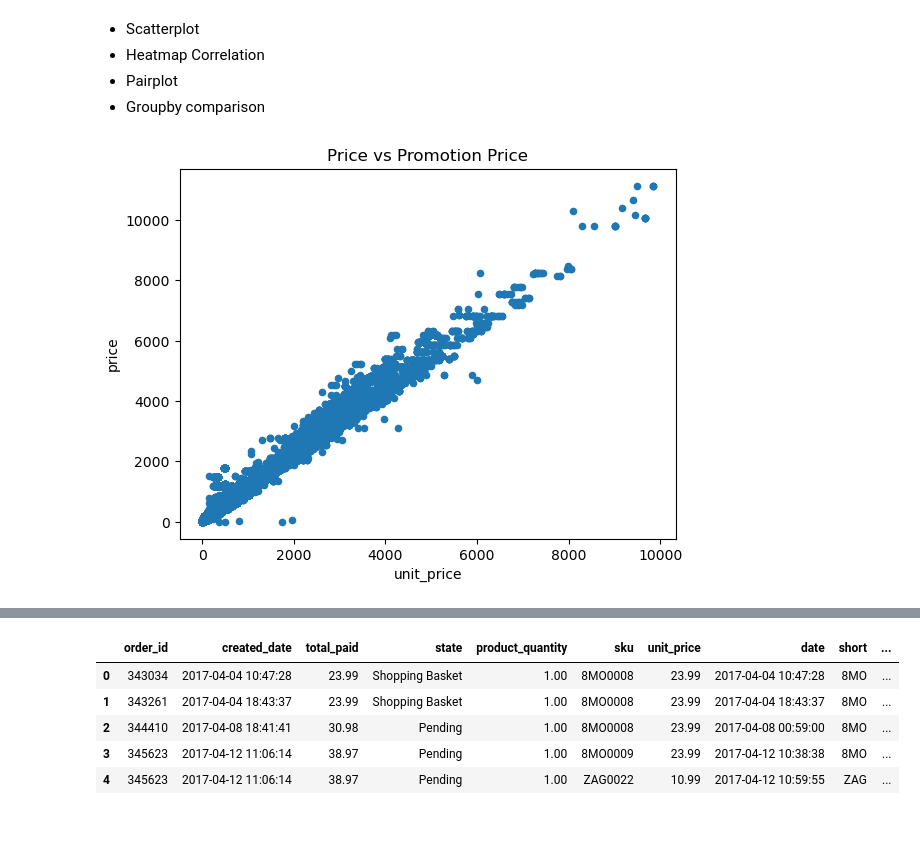
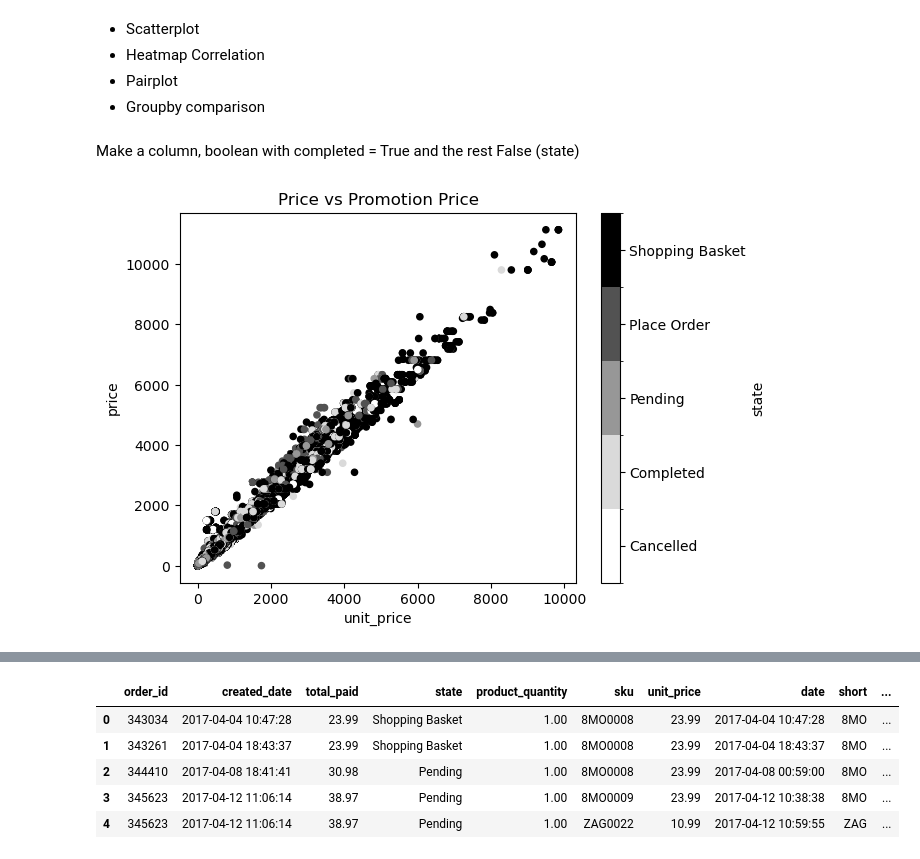
Before and after one commit to MerleSt/Eniac, a Jupyter notebook: Eniac.ipynb, the cells around one changed output, grey strips where cells are left out. Saved outputs shown, nothing was run; the diff lists cells and outputs as text; code cells hidden in the pictures; blank space fills up the shorter version.

```diff
--- a/Eniac.ipynb
+++ b/Eniac.ipynb
@@ -106,0 +109,12 @@ df['quarter'] = df['created_date'].dt.quarter
+# %%
+df['price_category'] = ''
+
+df.loc[(df.unit_price <= 30), 'price_category']  = '0-30'
+
+df.loc[(df.unit_price  > 30) & (df.unit_price  <= 50), 'price_category']  = '30-50'
+df.loc[(df.unit_price  > 50) & (df.unit_price  <= 100), 'price_category']  = '50-100'
+df.loc[(df.unit_price  > 100) & (df.unit_price  <= 200), 'price_category']  = '100-200'
+df.loc[(df.unit_price  > 200) & (df.unit_price  <= 500), 'price_category']  = '200-500'
+df.loc[(df.unit_price  > 500) & (df.unit_price  <= 1500), 'price_category']  = '500-1500'
+
+df[['price_category', 'unit_price']].sample(10)
@@ -297,5 +317,3 @@ negative_rows = df[df[numeric_cols].lt(0).any(axis=1)]
 negative_rows
 # %% [output]
 |  | order_id | created_date | total_paid | state | product_quantity | sku | unit_price | date | short | ... |
-# %%
-df = df.loc[df['unit_price']>=0].copy()
@@ -607,7 +673,9 @@ look for weeks/months/days where promotion in percentage/ price high. Which one
 - Heatmap Correlation
 - Pairplot
 - Groupby comparison
+# %% [markdown]
+Make a column, boolean with completed = True and the rest False (state)
 # %%
-df1.plot(kind='scatter', x='unit_price', y='price', title='Price vs Promotion Price');
+df1.plot(kind='scatter', x='unit_price', y='price', c='state', title='Price vs Promotion Price');
 # %% [output]
-[figure, old version]
+[figure, new version]
```
Also changed, not shown: parts of 27 cells of this notebook.
